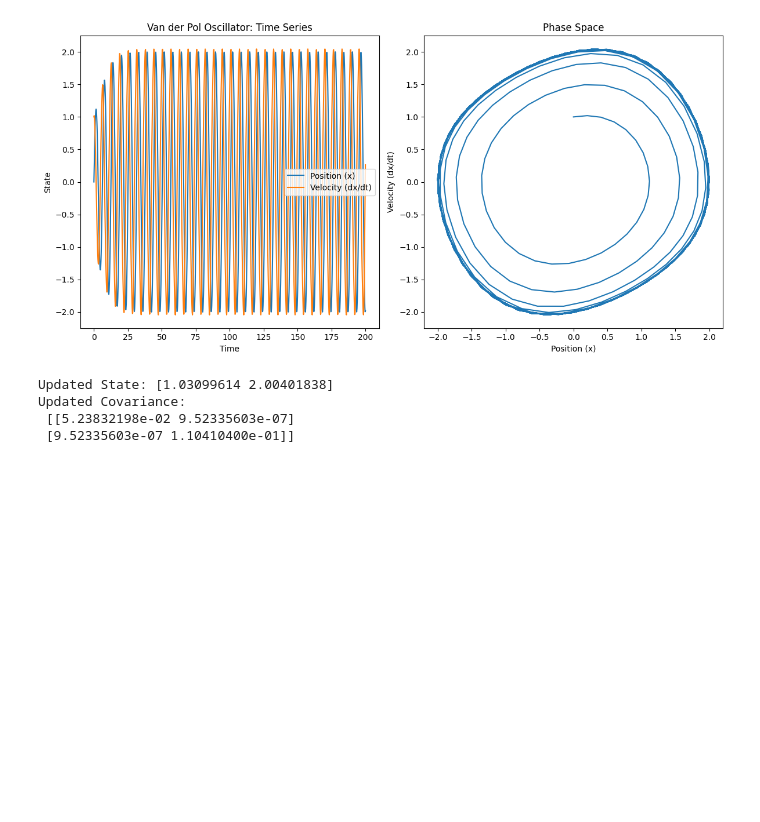
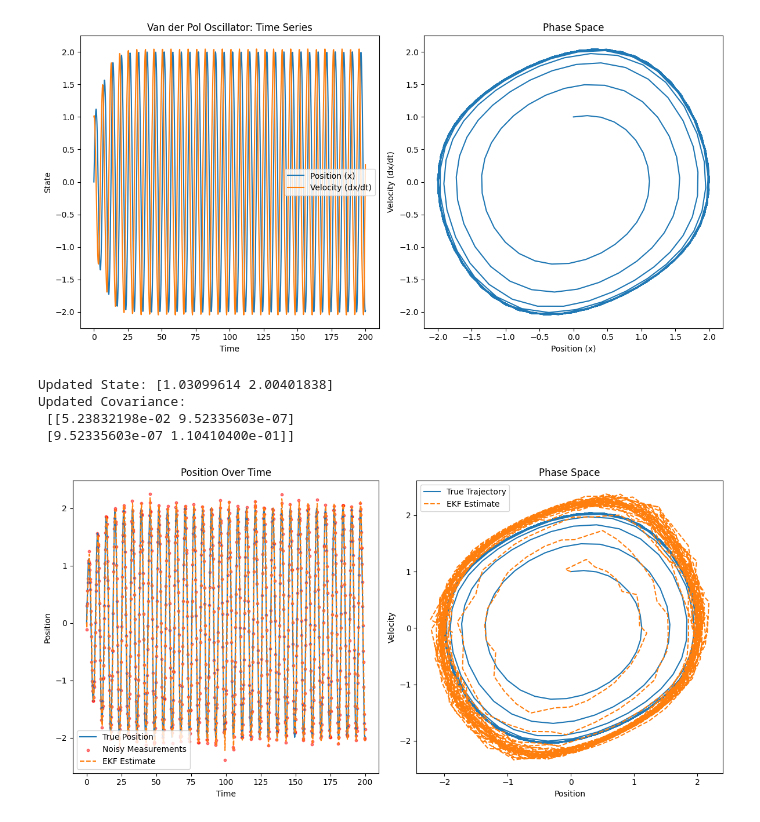
Before and after one commit to RemMyFav/UKF-vs-EKF-Analysis, a Jupyter notebook: van_der_pol_oscillator/van_der_pol_oscillator.ipynb, the cells around one changed output. Drawn from its saved outputs; the diff is of its cells as text; code cells hidden in the pictures; blank space fills up the shorter version.

```diff
--- a/van_der_pol_oscillator/van_der_pol_oscillator.ipynb
+++ b/van_der_pol_oscillator/van_der_pol_oscillator.ipynb
@@ -160,3 +160,66 @@ Updated State: [1.03099614 2.00401838]
 Updated Covariance:
  [[5.23832198e-02 9.52335603e-07]
  [9.52335603e-07 1.10410400e-01]]
+# %%
+# Generate "true" trajectory with RK4
+mu = 0.2
+t0, t1, n = 0, 200, 1000
+y0 = np.array([0.0, 1.0])
+ts, true_ys = rk4(t0, y0, t1, n, mu)
+
+# Simulate noisy measurements (only for position)
+measurement_noise_std = 0.1
+noisy_measurements = true_ys[:, 0] + np.random.normal(0, measurement_noise_std, size=true_ys[:, 0].shape)
+
+# Initialize EKF
+x_ekf = np.array([0.0, 1.0])  # Initial state estimate (same as true initial condition for simplicity)
+P = np.eye(2) * 0.1  # Initial state covariance
+Q = np.eye(2) * 0.01  # Process noise covariance
+R = np.array([[measurement_noise_std ** 2]])  # Measurement noise covariance
+H = np.array([[1, 0]])  # Measurement matrix
+
+# Store EKF estimates for plotting
+ekf_estimates = [x_ekf]
+
+# EKF over multiple steps
+for z in noisy_measurements:
+    # Prediction step
+    x_pred, P_pred = ekf_predict(x_ekf, P, Q, (t1-t0)/n, mu)
+
+    # Update step with simulated measurement
+    z_arr = np.array([z])  # Measurement vector
+    x_upd, P_upd = ekf_update(x_pred, P_pred, z_arr, R, H)
+
+    # Store update and prepare for next iteration
+    ekf_estimates.append(x_upd)
+    x_ekf, P = x_upd, P_upd
+
+# Convert list of EKF estimates to array for plotting
+ekf_estimates = np.array(ekf_estimates)
+
+# Plotting
+plt.figure(figsize=(12, 6))
+
+# True trajectory and noisy measurements
+plt.subplot(1, 2, 1)
+plt.plot(ts, true_ys[:, 0], label='True Position')
+plt.scatter(ts, noisy_measurements, s=10, color='red', label='Noisy Measurements', alpha=0.5)
+plt.plot(ts, ekf_estimates[:-1, 0], label='EKF Estimate', linestyle='--')
+plt.title('Position Over Time')
+plt.xlabel('Time')
+plt.ylabel('Position')
+plt.legend()
+
+# Phase space - True vs. EKF Estimate
+plt.subplot(1, 2, 2)
+plt.plot(true_ys[:, 0], true_ys[:, 1], label='True Trajectory')
+plt.plot(ekf_estimates[:-1, 0], ekf_estimates[:-1, 1], label='EKF Estimate', linestyle='--')
+plt.title('Phase Space')
+plt.xlabel('Position')
+plt.ylabel('Velocity')
+plt.legend()
+
+plt.tight_layout()
+plt.show()
+# %% [output]
+[figure, added]
```
Also changed, not shown: parts of 3 cells of this notebook.
